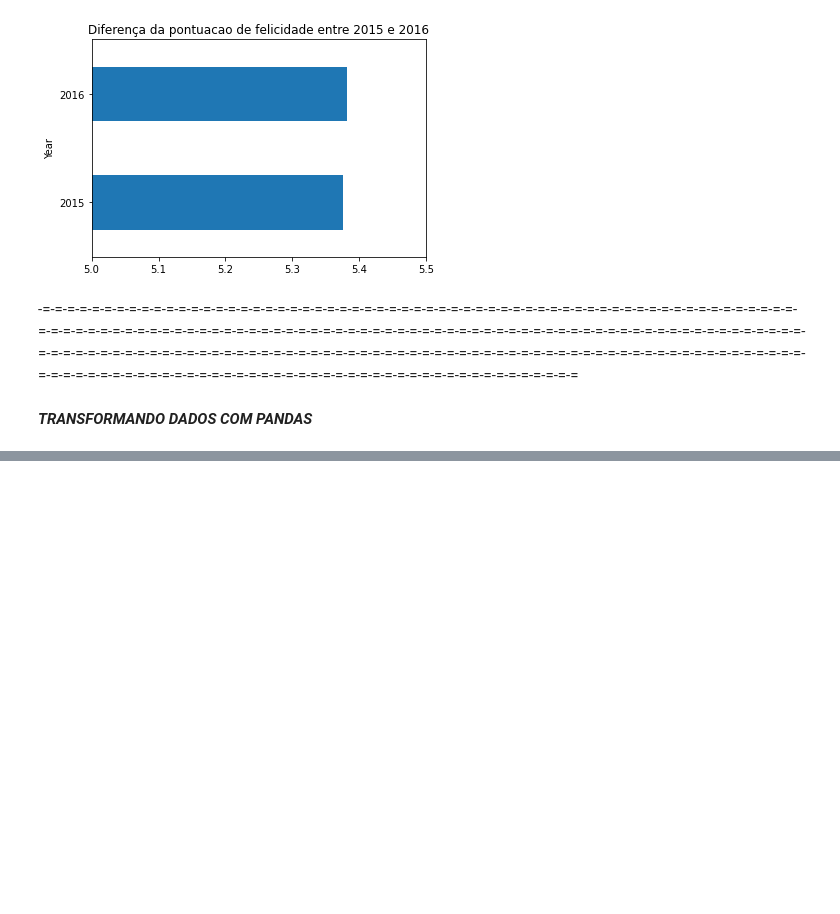
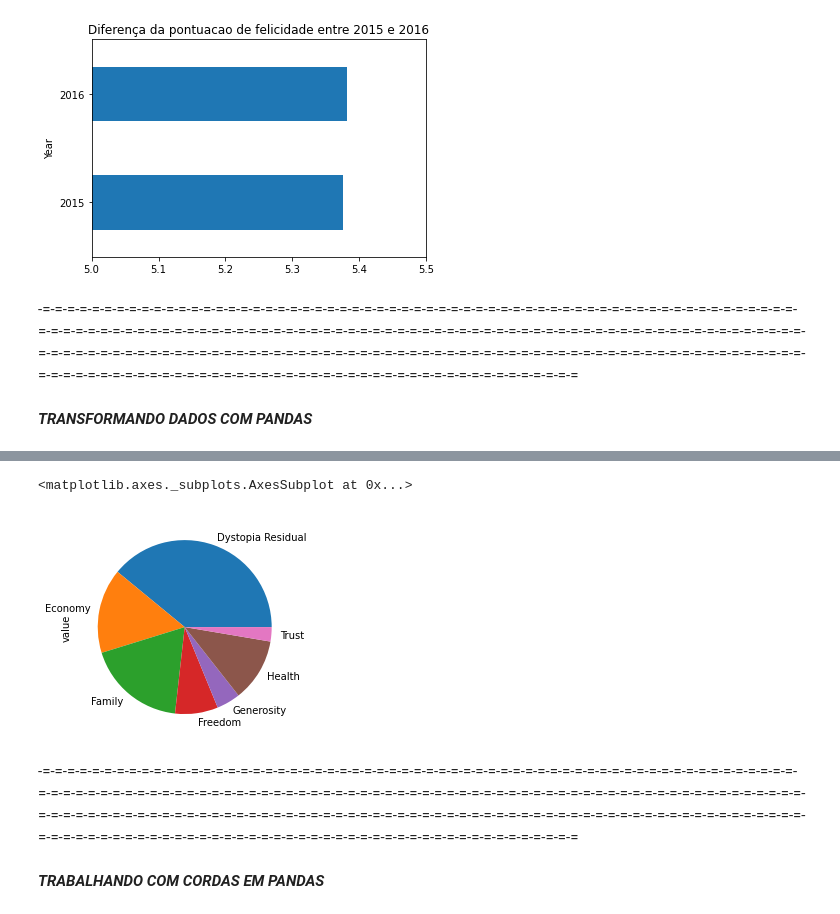
Before and after one commit to LuigiFerrari14/Curso-em-Video-Python---Guanabar-, a Jupyter notebook: Anotacoes.ipynb, the cells around one changed output, grey strips where cells are left out. Saved outputs shown, nothing was run; the diff lists cells and outputs as text; code cells hidden in the pictures; blank space fills up the shorter version.

```diff
--- a/Anotacoes.ipynb
+++ b/Anotacoes.ipynb
@@ -1507,0 +1679,8 @@ diferenca.plot(kind='barh', title='Diferença da pontuacao de felicidade entre 2
+# %%
+main_cols = ['Country', 'Region', 'Happiness Rank', 'Happiness Score']
+fatores = ['Economy', 'Family', 'Health', 'Freedom', 'Trust',
+       'Generosity', 'Dystopia Residual']
+# %%
+melt = pd.melt(felicidade15, id_vars = main_cols, value_vars=fatores)
+# %%
+melt['Percentage'] = (melt['value']/melt['Happiness Score']*100).round(2)
@@ -1507,0 +1692,3 @@ diferenca.plot(kind='barh', title='Diferença da pontuacao de felicidade entre 2
+# %%
+tabela = melt.pivot_table(index='variable', values='value')
+tabela
@@ -1507,0 +1705,9 @@ diferenca.plot(kind='barh', title='Diferença da pontuacao de felicidade entre 2
+# %%
+tabela.plot(kind='pie', y='value', legend=False)
+# %% [output]
+<matplotlib.axes._subplots.AxesSubplot at 0x...>
+[figure, added]
+# %% [markdown]
+-=-=-=-=-=-=-=-=-=-=-=-=-=-=-=-=-=-=-=-=-=-=-=-=-=-=-=-=-=-=-=-=-=-=-=-=-=-=-=-=-=-=-=-=-=-=-=-=-=-=-=-=-=-=-=-=-=-=-=-=-=-=-=-=-=-=-=-=-=-=-=-=-=-=-=-=-=-=-=-=-=-=-=-=-=-=-=-=-=-=-=-=-=-=-=-=-=-=-=-=-=-=-=-=-=-=-=-=-=-=-=-=-=-=-=-=-=-=-=-=-=-=-=-=-=-=-=-=-=-=-=-=-=-=-=-=-=-=-=-=-=-=-=-=-=-=-=-=-=-=-=-=-=-=-=-=-=-=-=-=-=-=-=-=-=-=-=-=-=-=-=-=-=-=-=-=-=-=-=-=-=-=-=-=-=-=-=-=-=-=-=-=-=-=-=-=-=-=-=-=-=-=-=-=-=-=-=-=-=-=-=-=-=-=-=-=-=-=-=-=-=-=-=-=-=-=-=-=-=
+# %% [markdown]
+***TRABALHANDO COM CORDAS EM PANDAS***
```
Also changed, not shown: parts of 24 cells of this notebook.
